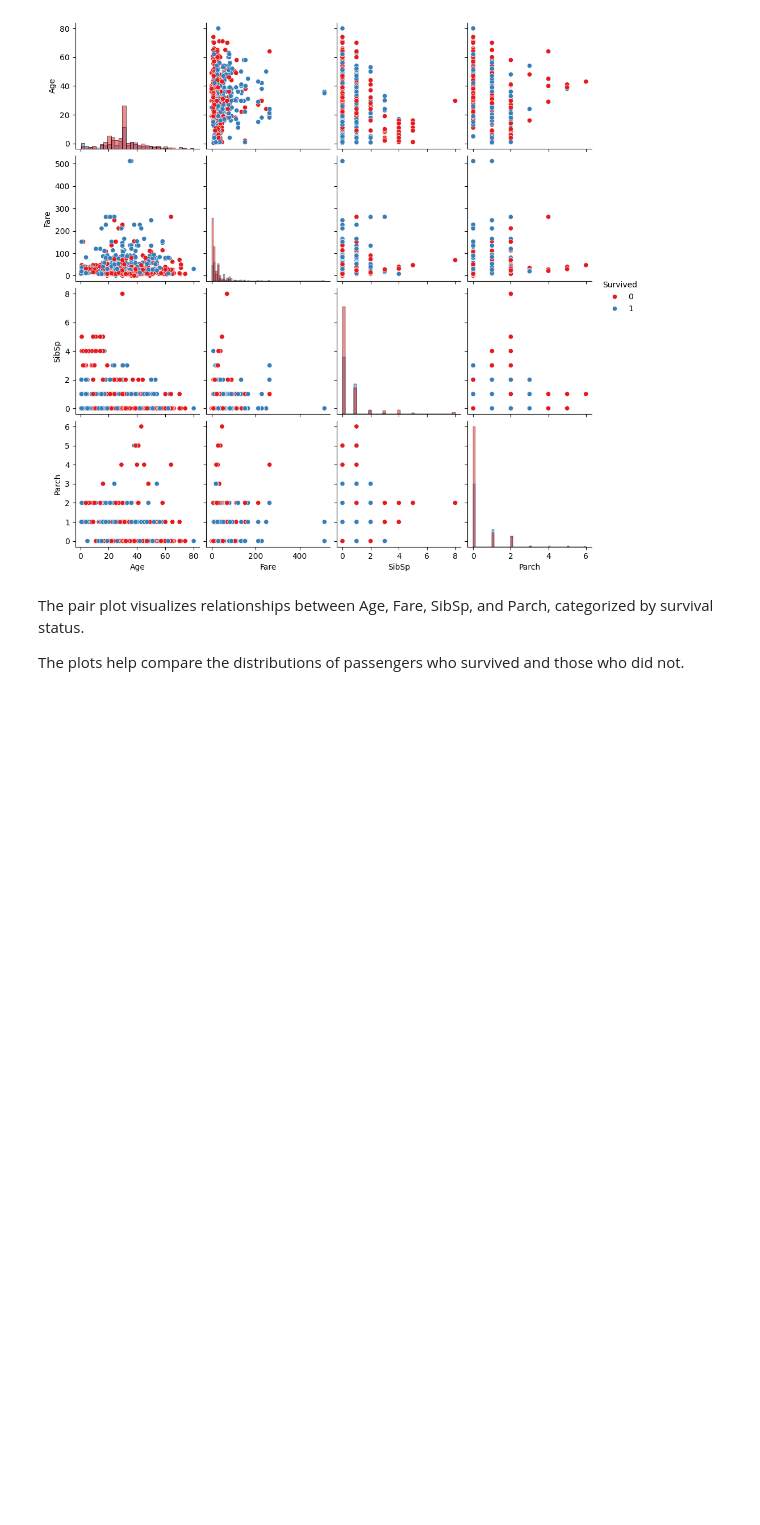
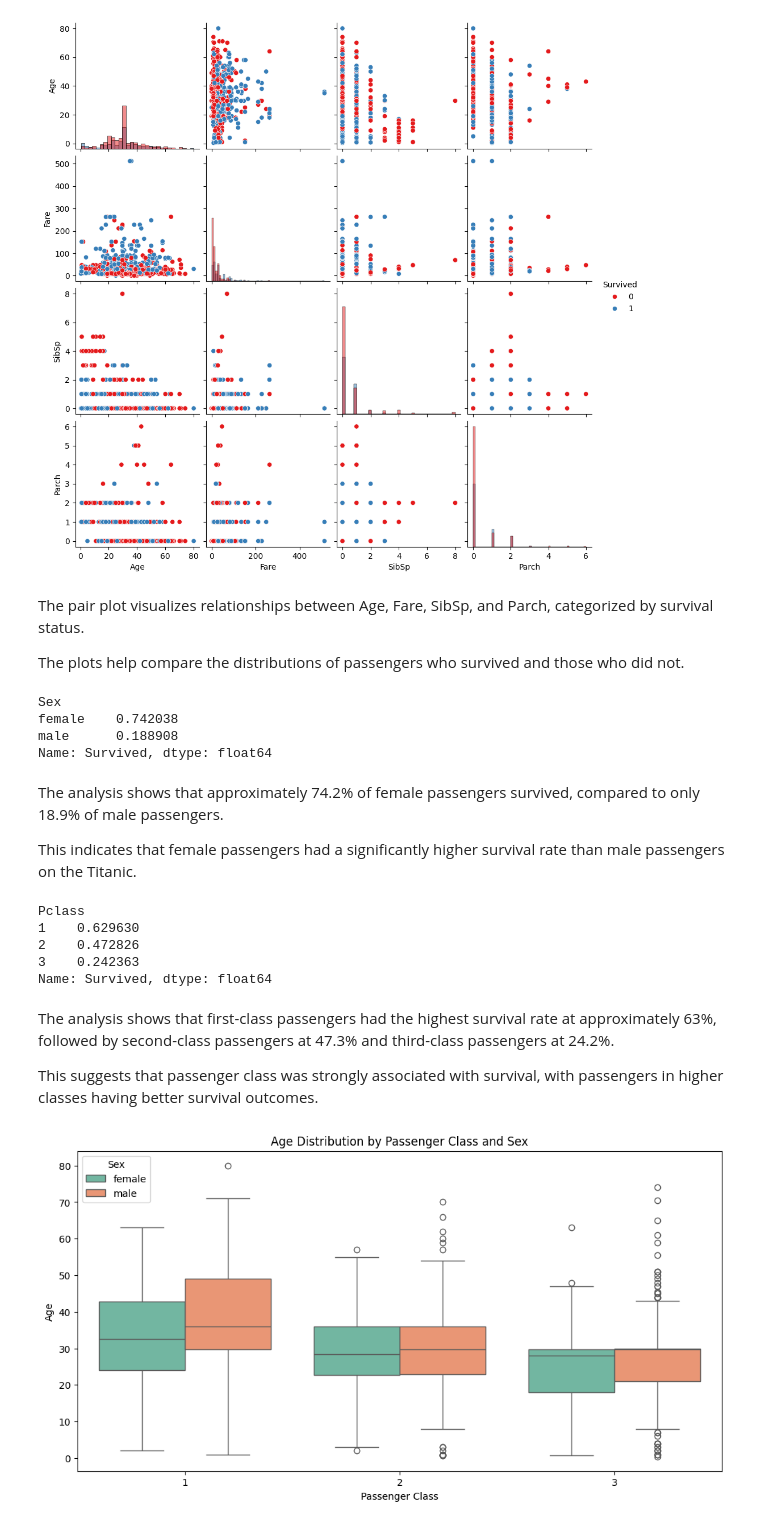
Before and after one commit to ajithraphaelthomas/colab-git-assignment2-ART, a Jupyter notebook: Assignment_5.ipynb, the cells around one changed output. Saved outputs shown, nothing was run; the diff lists cells and outputs as text; code cells hidden in the pictures; blank space fills up the shorter version.

```diff
--- a/Assignment_5.ipynb
+++ b/Assignment_5.ipynb
@@ -331,7 +331,44 @@ The plots help compare the distributions of passengers who survived and those wh
 # Task 8: Analyze survival rates
 
 # TODO: Calculate and display survival rates by sex
-# survival_by_sex = ...
-
-# TODO: Calculate and display survival rates by passenger class
-# survival_by_class = ...
+survival_by_sex = df.groupby('Sex')['Survived'].mean()
+print(survival_by_sex)
+# %% [output]
+Sex
+female    0.742038
+male      0.188908
+Name: Survived, dtype: float64
+# %% [markdown]
+The analysis shows that approximately 74.2% of female passengers survived, compared to only 18.9% of male passengers.
+
+This indicates that female passengers had a significantly higher survival rate than male passengers on the Titanic.
+# %%
+# TODO: Calculate and display survival rates by passenger class
+survival_by_class = df.groupby('Pclass')['Survived'].mean()
+print(survival_by_class)
+# %% [output]
+Pclass
+1    0.629630
+2    0.472826
+3    0.242363
+Name: Survived, dtype: float64
+# %% [markdown]
+The analysis shows that first-class passengers had the highest survival rate at approximately 63%, followed by second-class passengers at 47.3% and third-class passengers at 24.2%.
+
+This suggests that passenger class was strongly associated with survival, with passengers in higher classes having better survival outcomes.
+# %%
+# Task 9: Analyze age distribution
+
+plt.figure(figsize=(12, 6))
+
+sns.boxplot(data=df, x='Pclass', y='Age',
+            hue='Sex', palette='Set2')
+
+plt.title('Age Distribution by Passenger Class and Sex')
+plt.xlabel('Passenger Class')
+plt.ylabel('Age')
+plt.legend(title='Sex')
+
+plt.show()
+# %% [output]
+[figure, added]
```
Also changed, not shown: parts of 6 cells of this notebook.
